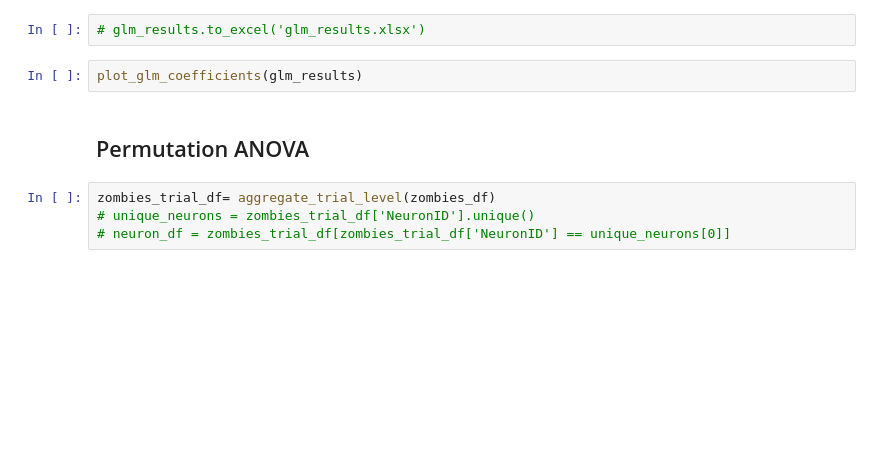
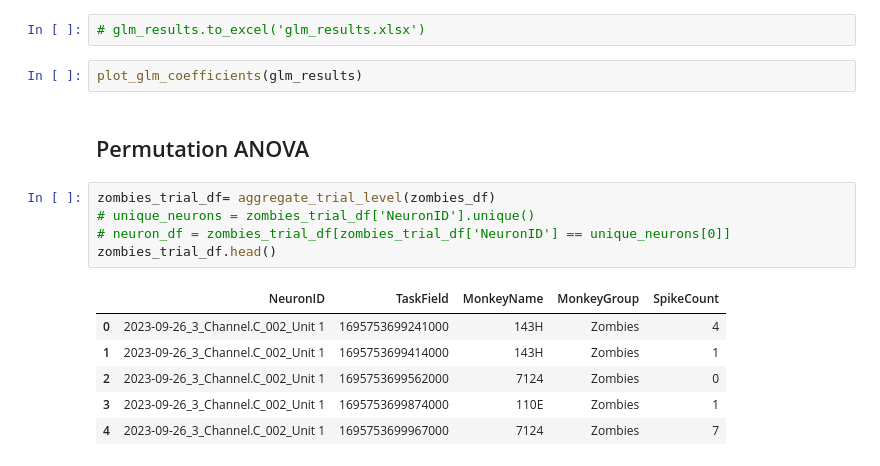
Before and after one commit to EdConnorLab/Julie, a Jupyter notebook: notebooks/GLM.ipynb, the cells around one changed output. Saved outputs shown, nothing was run; the diff lists cells and outputs as text; blank space fills up the shorter version.

```diff
--- a/notebooks/GLM.ipynb
+++ b/notebooks/GLM.ipynb
@@ -86,7 +84,15 @@ plot_glm_coefficients(glm_results)
 # %%
 zombies_trial_df= aggregate_trial_level(zombies_df)
 # unique_neurons = zombies_trial_df['NeuronID'].unique()
 # neuron_df = zombies_trial_df[zombies_trial_df['NeuronID'] == unique_neurons[0]]
+zombies_trial_df.head()
+# %% [output]
+|  | NeuronID | TaskField | MonkeyName | MonkeyGroup | SpikeCount |
+| 0 | 2023-09-26_3_Channel.C_002_Unit 1 | 1695753699241000 | 143H | Zombies | 4 |
+| 1 | 2023-09-26_3_Channel.C_002_Unit 1 | 1695753699414000 | 143H | Zombies | 1 |
+| 2 | 2023-09-26_3_Channel.C_002_Unit 1 | 1695753699562000 | 7124 | Zombies | 0 |
+| 3 | 2023-09-26_3_Channel.C_002_Unit 1 | 1695753699874000 | 110E | Zombies | 1 |
+| 4 | 2023-09-26_3_Channel.C_002_Unit 1 | 1695753699967000 | 7124 | Zombies | 7 |
 # %%
 perm_anova_results = run_permutation_anova(zombies_trial_df, category_col='MonkeyName', plot=False)
 # %% [output]
```
Also changed, not shown: parts of 6 cells of this notebook, 3 other files.
